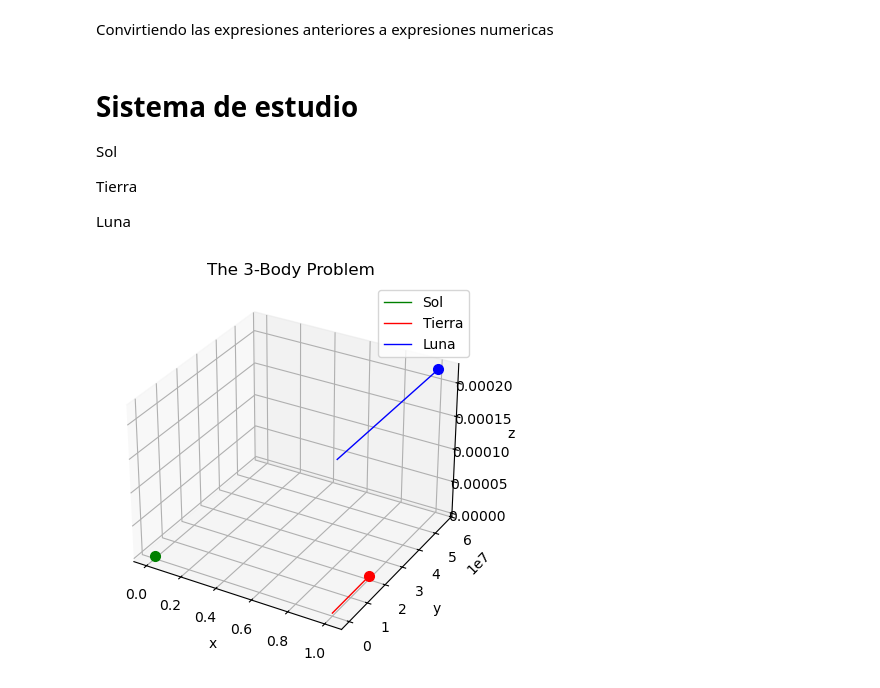
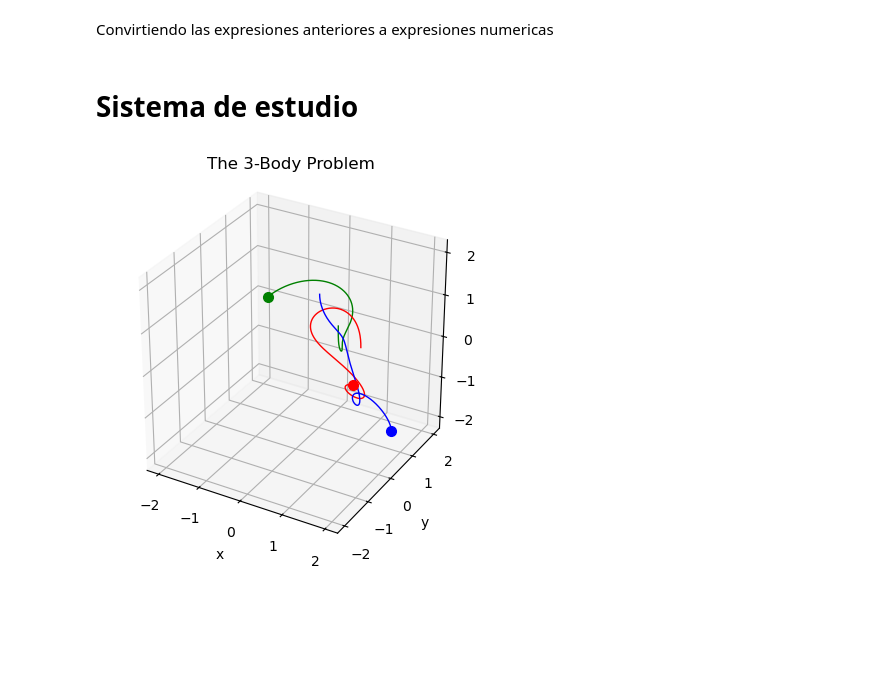
Before and after one commit to physicsIS/Prediccion_de_eclipses, a Jupyter notebook: 3_cuerpos.ipynb, the cells around one changed output. Saved outputs shown, nothing was run; the diff lists cells and outputs as text; code cells hidden in the pictures; blank space fills up the shorter version.

```diff
--- a/3_cuerpos.ipynb
+++ b/3_cuerpos.ipynb
@@ -213,11 +213,6 @@ def dSdt(t, S, m1, m2, m3):
             dq3x, dq3y, dq3z, dp3x, dp3y, dp3z]
 # %% [markdown]
 # Sistema de estudio
-Sol
-
-Tierra
-
-Luna
 # %%
 # Masas
 Masa_sol = 1.989 * 10**30 # Esta es la masa caracteristica
@@ -288,23 +283,41 @@ from scipy.integrate  import solve_ivp
 sol = solve_ivp(dSdt, t_span = (t0,tf), t_eval = t_n, y0 = condiciones_iniciales, args = argumentos)
 pos = sol.y
 # %%
-fig, ax = plt.subplots(subplot_kw={"projection":"3d"})
+fig, ax = plt.subplots(subplot_kw={"projection": "3d"})
+
+# Graficar trayectorias
 planet1_plt, = ax.plot(pos[0], pos[1], pos[2], 'green', label='Sol', linewidth=1)
-planet2_plt, = ax.plot(pos[6],pos[7] ,pos[8] , 'red', label='Tierra', linewidth=1)
-planet3_plt, = ax.plot(pos[12],pos[13] ,pos[14] , 'blue',label='Luna', linewidth=1)
+planet2_plt, = ax.plot(pos[6], pos[7], pos[8], 'red', label='Tierra', linewidth=1)
+planet3_plt, = ax.plot(pos[12], pos[13], pos[14], 'blue', label='Luna', linewidth=1)
 
+# Graficar puntos finales
 planet1_dot, = ax.plot([pos[0][-1]], [pos[1][-1]], [pos[2][-1]], 'o', color='green', markersize=7)
 planet2_dot, = ax.plot([pos[6][-1]], [pos[7][-1]], [pos[8][-1]], 'o', color='red', markersize=7)
 planet3_dot, = ax.plot([pos[12][-1]], [pos[13][-1]], [pos[14][-1]], 'o', color='blue', markersize=7)
 
-
+# Configurar títulos y etiquetas
 ax.set_title("The 3-Body Problem")
 ax.set_xlabel("x")
 ax.set_ylabel("y")
 ax.set_zlabel("z")
 plt.grid()
-plt.legend()
+#plt.legend()
 
+# Asegurar que el origen esté centrado y la escala sea fija
+max_range = max(
+    max(abs(pos[0])), max(abs(pos[1])), max(abs(pos[2])),
+    max(abs(pos[6])), max(abs(pos[7])), max(abs(pos[8])),
+    max(abs(pos[12])), max(abs(pos[13])), max(abs(pos[14]))
+)
+
+ax.set_xlim([-max_range, max_range])
+ax.set_ylim([-max_range, max_range])
+ax.set_zlim([-max_range, max_range])
+
+# Hacer que la escala sea isótropa
+ax.set_box_aspect([1, 1, 1])  # Relación de aspecto isótropa
+
+# Guardar la figura
 plt.savefig("3_cuerpos.png")
 # %% [output]
-[figure, old version]
+[figure, new version]
```
Also changed, not shown: parts of 4 cells of this notebook, 8 other files.
